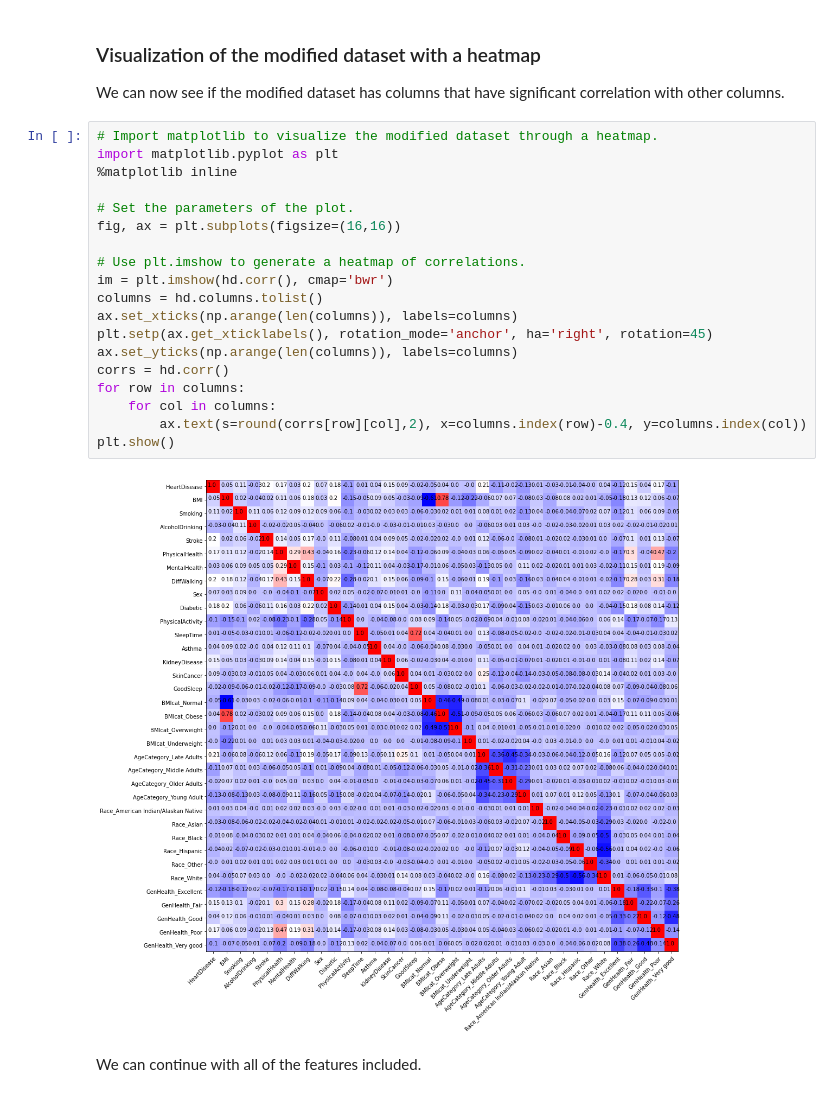
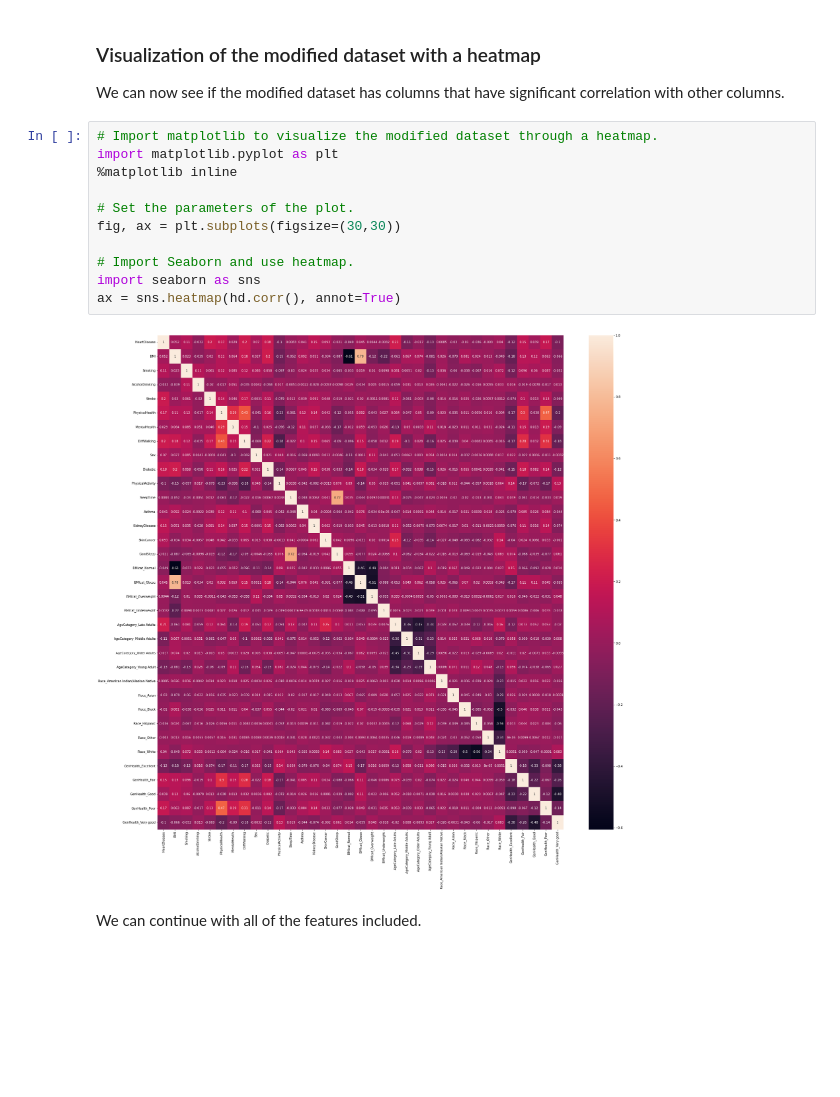
Before and after one commit to abwromero/portfolio, a Jupyter notebook: Heart Disease Predictions.ipynb, the cells around one changed output. Cells and saved outputs as stored; diff of their text form; blank space fills up the shorter version.

```diff
--- a/Heart Disease Predictions.ipynb
+++ b/Heart Disease Predictions.ipynb
@@ -255,24 +255,16 @@ We can now see if the modified dataset has columns that have significant correla
 # %%
 # Import matplotlib to visualize the modified dataset through a heatmap.
 import matplotlib.pyplot as plt
 %matplotlib inline
 
 # Set the parameters of the plot.
-fig, ax = plt.subplots(figsize=(16,16))
+fig, ax = plt.subplots(figsize=(30,30))
 
-# Use plt.imshow to generate a heatmap of correlations.
-im = plt.imshow(hd.corr(), cmap='bwr')
-columns = hd.columns.tolist()
-ax.set_xticks(np.arange(len(columns)), labels=columns)
-plt.setp(ax.get_xticklabels(), rotation_mode='anchor', ha='right', rotation=45)
-ax.set_yticks(np.arange(len(columns)), labels=columns)
-corrs = hd.corr()
-for row in columns:
-    for col in columns:
-        ax.text(s=round(corrs[row][col],2), x=columns.index(row)-0.4, y=columns.index(col))
-plt.show()
+# Import Seaborn and use heatmap.
+import seaborn as sns
+ax = sns.heatmap(hd.corr(), annot=True)
 # %% [output]
-[figure, old version]
+[figure, new version]
 # %% [markdown]
 We can continue with all of the features included.
 # %% [markdown]
```
Also changed, not shown: 3 other files.
